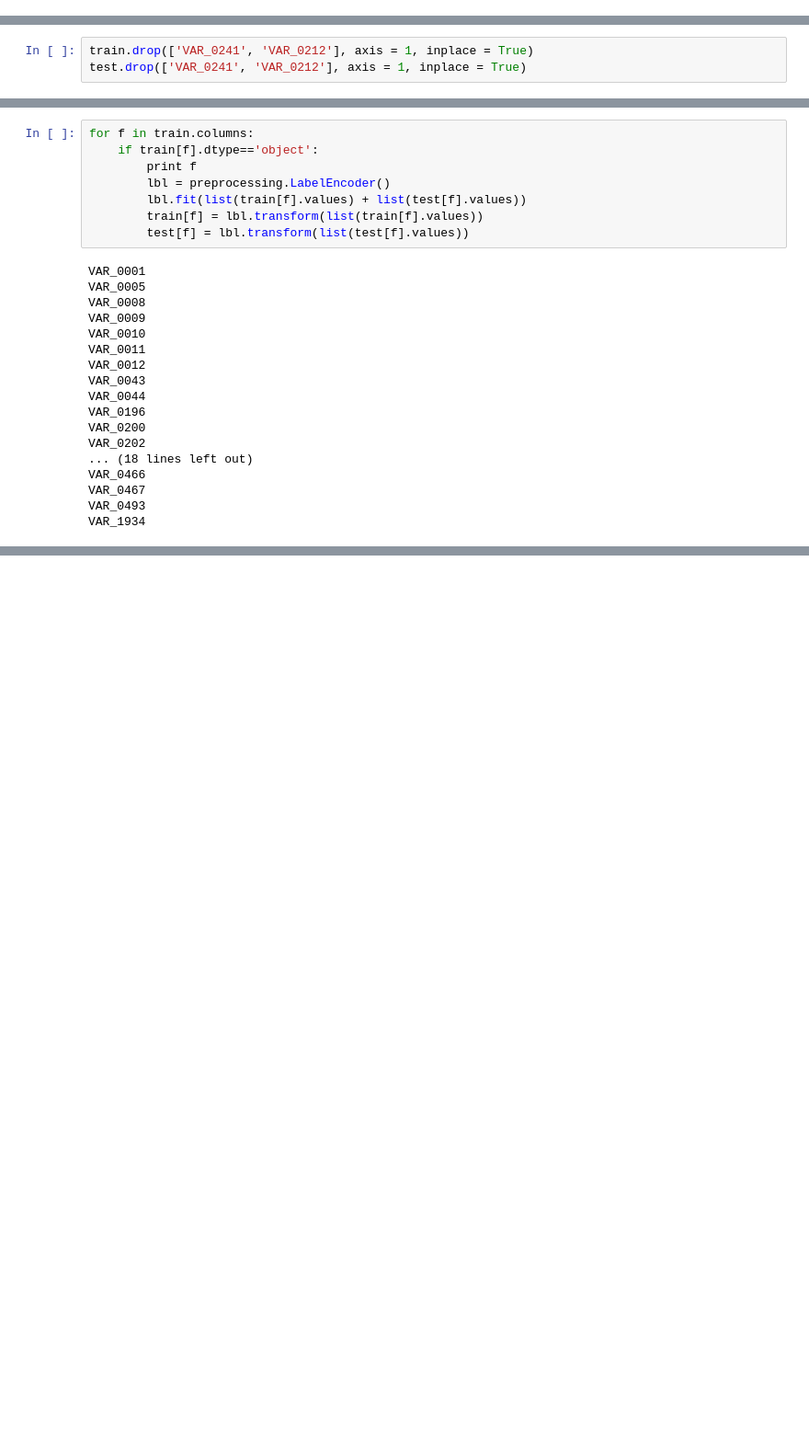
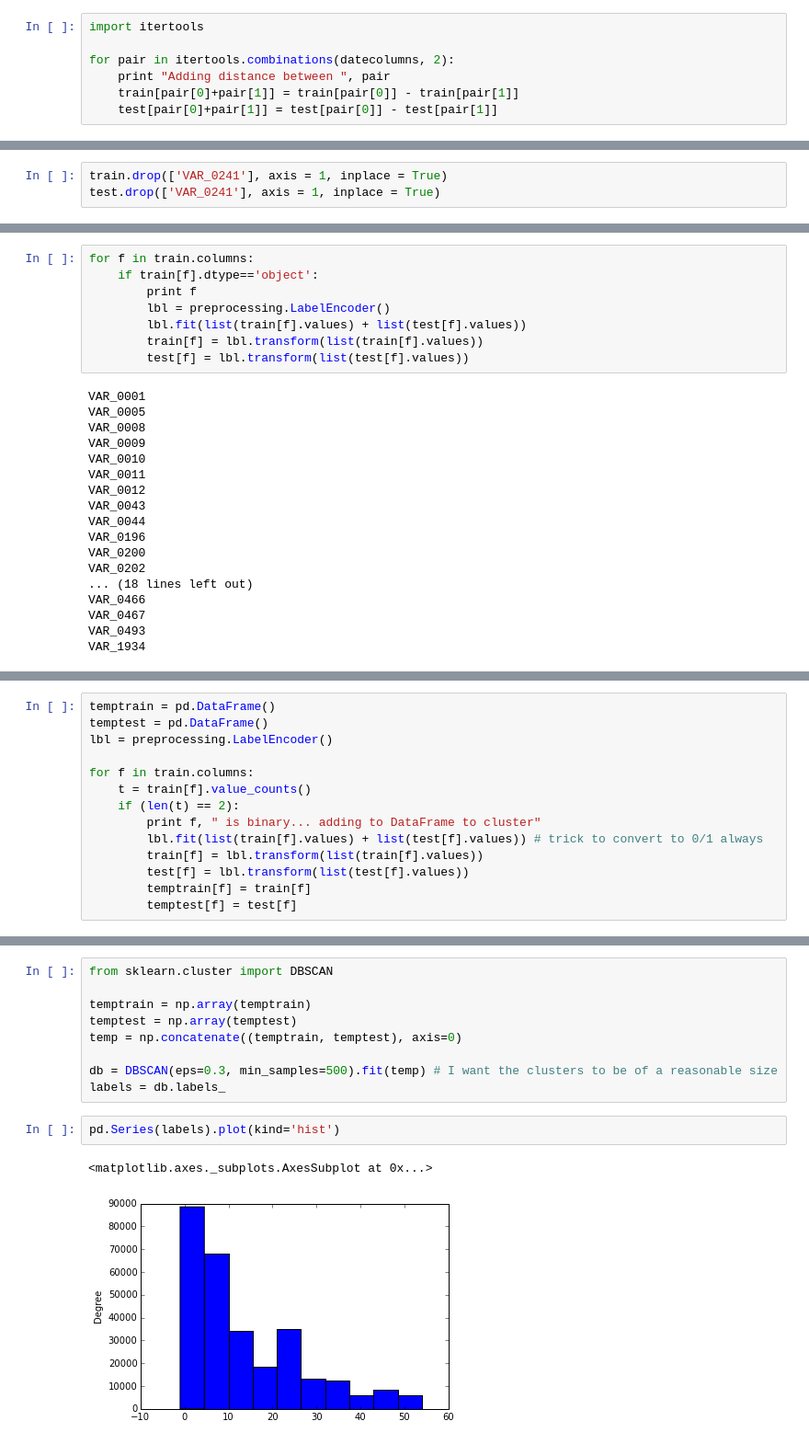
Before and after one commit to wkuling/Kaggle_springleaf, a Jupyter notebook: Process/Kaggle Springleaf with XGBoost.ipynb, the cells around one changed output, grey strips where cells are left out. Shown at 92% size. Drawn from its saved outputs; the diff is of its cells as text; blank space fills up the shorter version.

```diff
--- a/Process/Kaggle Springleaf with XGBoost.ipynb
+++ b/Process/Kaggle Springleaf with XGBoost.ipynb
@@ -82,0 +197,7 @@ test['Numb99s'] = test.apply(lambda x : x.astype(str).str.contains('99').sum(),
+# %%
+import itertools
+
+for pair in itertools.combinations(datecolumns, 2):
+    print "Adding distance between ", pair
+    train[pair[0]+pair[1]] = train[pair[0]] - train[pair[1]]
+    test[pair[0]+pair[1]] = test[pair[0]] - test[pair[1]]
@@ -109,3 +260,3 @@ See the the caveats in the documentation: http://pandas.pydata.org/pandas-docs/s
 # %%
-train.drop(['VAR_0241', 'VAR_0212'], axis = 1, inplace = True)
-test.drop(['VAR_0241', 'VAR_0212'], axis = 1, inplace = True)
+train.drop(['VAR_0241'], axis = 1, inplace = True)
+test.drop(['VAR_0241'], axis = 1, inplace = True)
@@ -191,0 +348,14 @@ XGBClassifier(base_score=0.5, colsample_bytree=0.7, gamma=0,
+# %%
+temptrain = pd.DataFrame()
+temptest = pd.DataFrame()
+lbl = preprocessing.LabelEncoder()
+
+for f in train.columns:
+    t = train[f].value_counts()
+    if (len(t) == 2):
+        print f, " is binary... adding to DataFrame to cluster"
+        lbl.fit(list(train[f].values) + list(test[f].values)) # trick to convert to 0/1 always
+        train[f] = lbl.transform(list(train[f].values))
+        test[f] = lbl.transform(list(test[f].values))
+        temptrain[f] = train[f]
+        temptest[f] = test[f]
@@ -191,0 +380,14 @@ XGBClassifier(base_score=0.5, colsample_bytree=0.7, gamma=0,
+# %%
+from sklearn.cluster import DBSCAN
+
+temptrain = np.array(temptrain)
+temptest = np.array(temptest)
+temp = np.concatenate((temptrain, temptest), axis=0)
+
+db = DBSCAN(eps=0.3, min_samples=500).fit(temp) # I want the clusters to be of a reasonable size
+labels = db.labels_
+# %%
+pd.Series(labels).plot(kind='hist')
+# %% [output]
+<matplotlib.axes._subplots.AxesSubplot at 0x...>
+[figure, added]
```
Also changed, not shown: parts of 83 cells of this notebook.
